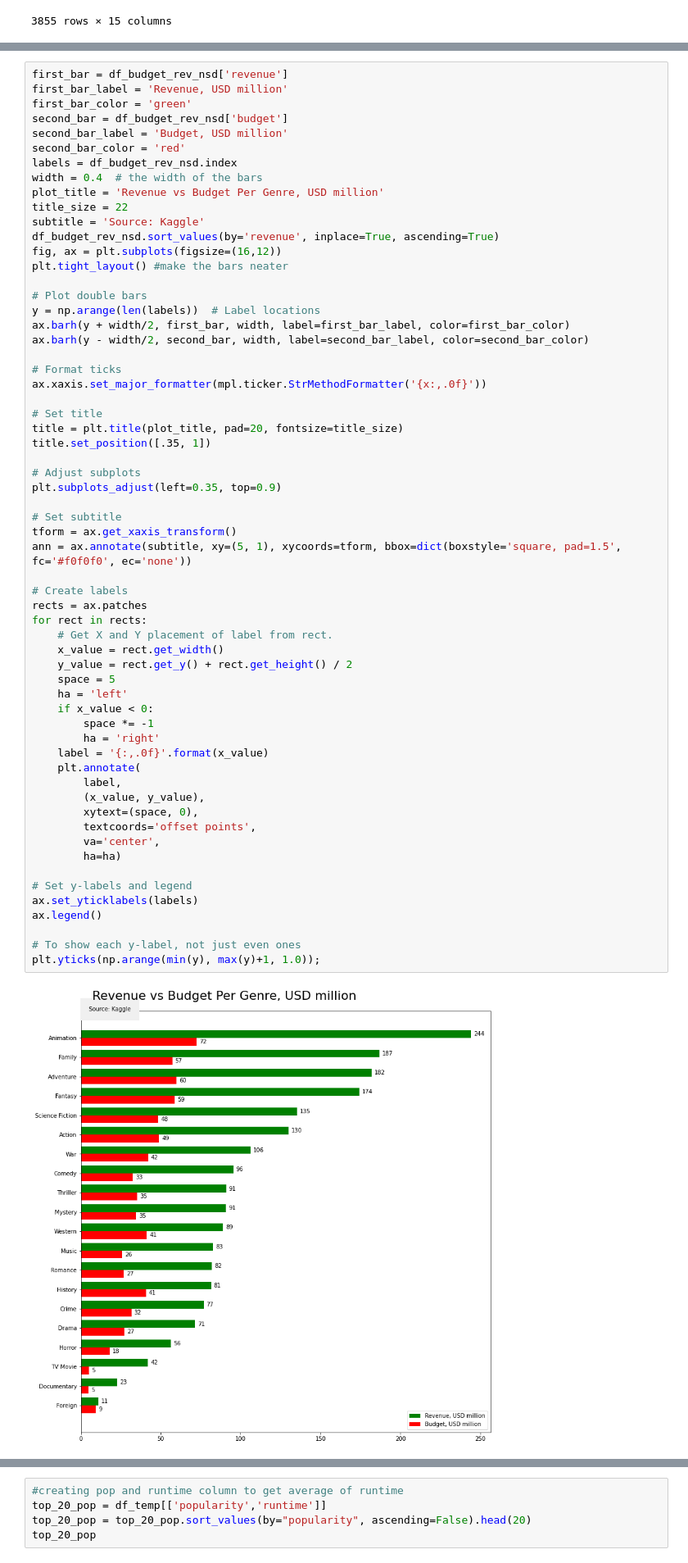
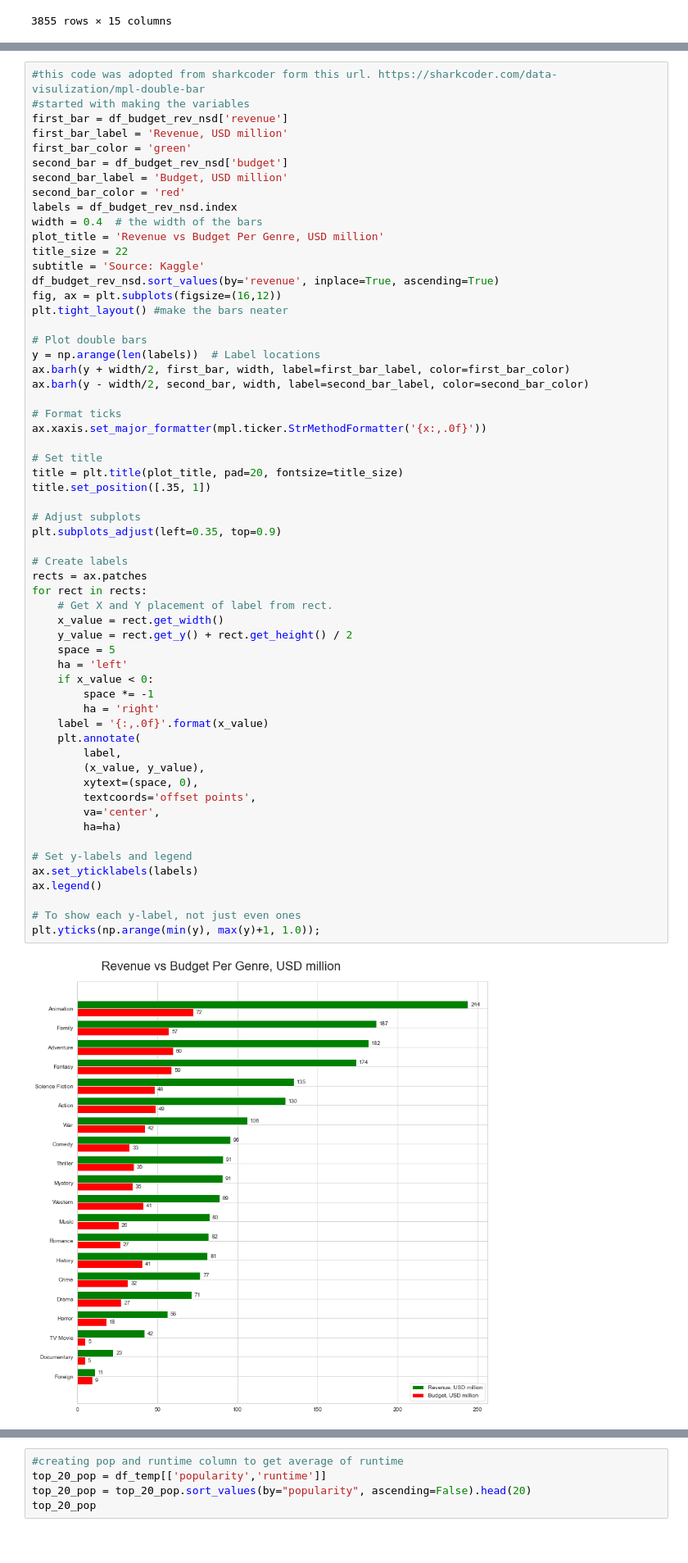
Before and after one commit to jnhoogstra/movie_analysis_Microsoft, a Jupyter notebook: final_notebook.ipynb, the cells around one changed output, grey strips where cells are left out. Shown at 82% size. Drawn from its saved outputs; the diff is of its cells as text.

```diff
--- a/final_notebook.ipynb
+++ b/final_notebook.ipynb
@@ -1024,4 +974,6 @@ dtype: float64
 # %%
+#this code was adopted from sharkcoder form this url. https://sharkcoder.com/data-visulization/mpl-double-bar
+#started with making the variables
 first_bar = df_budget_rev_nsd['revenue']
 first_bar_label = 'Revenue, USD million'
 first_bar_color = 'green'
@@ -1052,35 +1004,31 @@ title.set_position([.35, 1])
 # Adjust subplots
 plt.subplots_adjust(left=0.35, top=0.9)
 
-# Set subtitle
-tform = ax.get_xaxis_transform()
-ann = ax.annotate(subtitle, xy=(5, 1), xycoords=tform, bbox=dict(boxstyle='square, pad=1.5', fc='#f0f0f0', ec='none'))
-
 # Create labels
 rects = ax.patches
 for rect in rects:
     # Get X and Y placement of label from rect.
     x_value = rect.get_width()
     y_value = rect.get_y() + rect.get_height() / 2
     space = 5
     ha = 'left'
     if x_value < 0:
         space *= -1
         ha = 'right'
     label = '{:,.0f}'.format(x_value)
     plt.annotate(
         label,
         (x_value, y_value),
         xytext=(space, 0),
         textcoords='offset points',
         va='center',
         ha=ha)
 
 # Set y-labels and legend
 ax.set_yticklabels(labels)
 ax.legend()
 
 # To show each y-label, not just even ones
 plt.yticks(np.arange(min(y), max(y)+1, 1.0));
 # %% [output]
-[figure, old version]
+[figure, new version]
```
Also changed, not shown: parts of 97 cells of this notebook.
